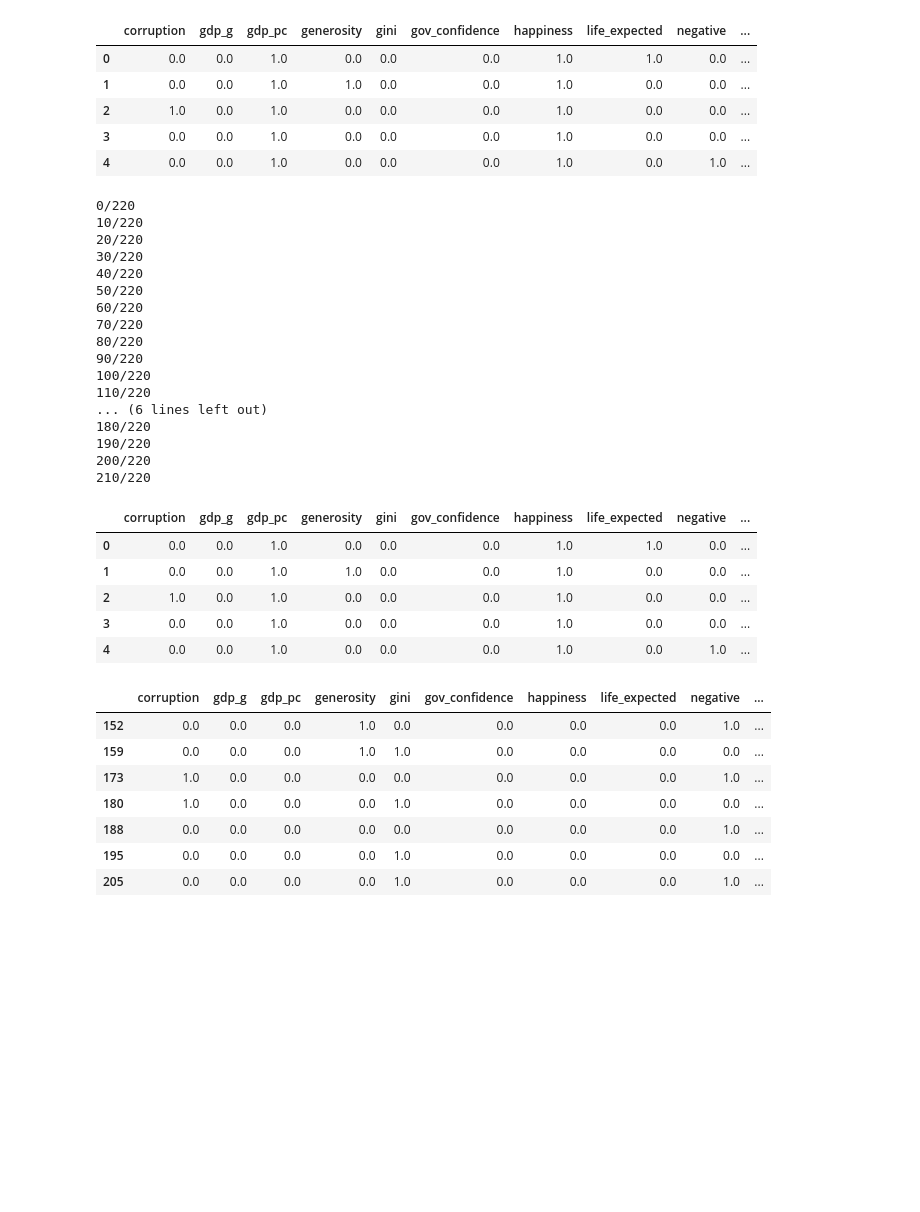
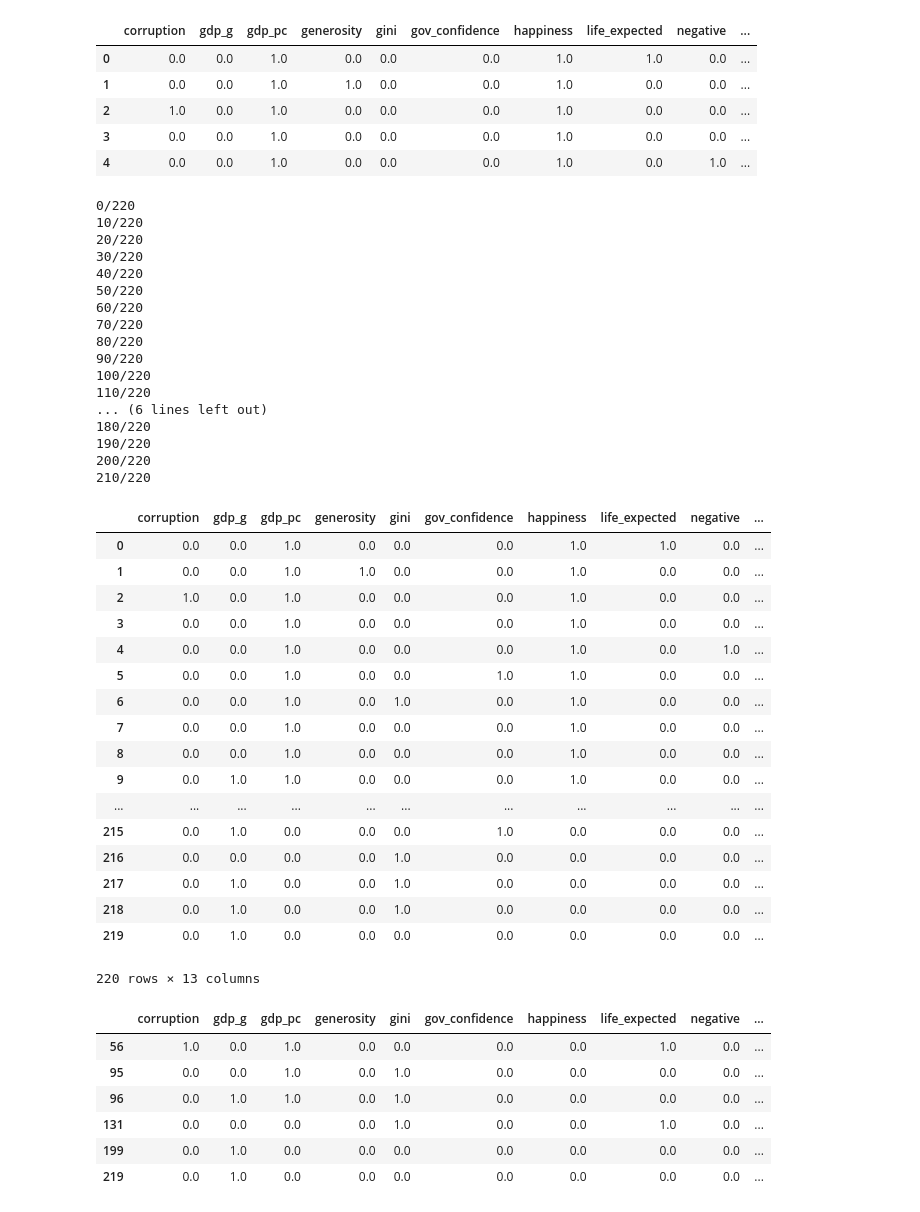
Before and after one commit to Mooophy/158222, a Jupyter notebook: as3/As3.ipynb, the cells around one changed output. Saved outputs shown, nothing was run; the diff lists cells and outputs as text; code cells hidden in the pictures; blank space fills up the shorter version.

```diff
--- a/as3/As3.ipynb
+++ b/as3/As3.ipynb
@@ -273,43 +273,54 @@ for i, row in all_combinations_df.iterrows():
     km = KMeans(n_clusters=3, init='random')
     km.fit(happiness[features].values)
     prediction = km.predict(happiness[features].values)
     score = metrics.silhouette_score(happiness[features], prediction)
     all_combinations_df.iloc[i, all_combinations_df.columns.get_loc("score")] = score
 
-all_combinations_df.head()
+all_combinations_df#.head()
 # %% [output]
 0/220
 10/220
 20/220
 30/220
 40/220
 50/220
 60/220
 70/220
 80/220
 90/220
 100/220
 110/220
 ... (6 lines left out)
 180/220
 190/220
 200/220
 210/220
 |  | corruption | gdp_g | gdp_pc | generosity | gini | gov_confidence | happiness | life_expected | negative | ... |
 | 0 | 0.0 | 0.0 | 1.0 | 0.0 | 0.0 | 0.0 | 1.0 | 1.0 | 0.0 | ... |
 | 1 | 0.0 | 0.0 | 1.0 | 1.0 | 0.0 | 0.0 | 1.0 | 0.0 | 0.0 | ... |
 | 2 | 1.0 | 0.0 | 1.0 | 0.0 | 0.0 | 0.0 | 1.0 | 0.0 | 0.0 | ... |
 | 3 | 0.0 | 0.0 | 1.0 | 0.0 | 0.0 | 0.0 | 1.0 | 0.0 | 0.0 | ... |
 | 4 | 0.0 | 0.0 | 1.0 | 0.0 | 0.0 | 0.0 | 1.0 | 0.0 | 1.0 | ... |
+| 5 | 0.0 | 0.0 | 1.0 | 0.0 | 0.0 | 1.0 | 1.0 | 0.0 | 0.0 | ... |
+| 6 | 0.0 | 0.0 | 1.0 | 0.0 | 1.0 | 0.0 | 1.0 | 0.0 | 0.0 | ... |
+| 7 | 0.0 | 0.0 | 1.0 | 0.0 | 0.0 | 0.0 | 1.0 | 0.0 | 0.0 | ... |
+| 8 | 0.0 | 0.0 | 1.0 | 0.0 | 0.0 | 0.0 | 1.0 | 0.0 | 0.0 | ... |
+| 9 | 0.0 | 1.0 | 1.0 | 0.0 | 0.0 | 0.0 | 1.0 | 0.0 | 0.0 | ... |
+| ... | ... | ... | ... | ... | ... | ... | ... | ... | ... | ... |
+| 215 | 0.0 | 1.0 | 0.0 | 0.0 | 0.0 | 1.0 | 0.0 | 0.0 | 0.0 | ... |
+| 216 | 0.0 | 0.0 | 0.0 | 0.0 | 1.0 | 0.0 | 0.0 | 0.0 | 0.0 | ... |
+| 217 | 0.0 | 1.0 | 0.0 | 0.0 | 1.0 | 0.0 | 0.0 | 0.0 | 0.0 | ... |
+| 218 | 0.0 | 1.0 | 0.0 | 0.0 | 1.0 | 0.0 | 0.0 | 0.0 | 0.0 | ... |
+| 219 | 0.0 | 1.0 | 0.0 | 0.0 | 0.0 | 0.0 | 0.0 | 0.0 | 0.0 | ... |
+220 rows × 13 columns
 # %%
-all_combinations_df_high_score = all_combinations_df[all_combinations_df.score > 0.6107]
+all_combinations_df_high_score = all_combinations_df[all_combinations_df.score > 0.48]
 all_combinations_df_high_score
 # %% [output]
 |  | corruption | gdp_g | gdp_pc | generosity | gini | gov_confidence | happiness | life_expected | negative | ... |
-| 152 | 0.0 | 0.0 | 0.0 | 1.0 | 0.0 | 0.0 | 0.0 | 0.0 | 1.0 | ... |
-| 159 | 0.0 | 0.0 | 0.0 | 1.0 | 1.0 | 0.0 | 0.0 | 0.0 | 0.0 | ... |
-| 173 | 1.0 | 0.0 | 0.0 | 0.0 | 0.0 | 0.0 | 0.0 | 0.0 | 1.0 | ... |
-| 180 | 1.0 | 0.0 | 0.0 | 0.0 | 1.0 | 0.0 | 0.0 | 0.0 | 0.0 | ... |
-| 188 | 0.0 | 0.0 | 0.0 | 0.0 | 0.0 | 0.0 | 0.0 | 0.0 | 1.0 | ... |
-| 195 | 0.0 | 0.0 | 0.0 | 0.0 | 1.0 | 0.0 | 0.0 | 0.0 | 0.0 | ... |
-| 205 | 0.0 | 0.0 | 0.0 | 0.0 | 1.0 | 0.0 | 0.0 | 0.0 | 1.0 | ... |
+| 56 | 1.0 | 0.0 | 1.0 | 0.0 | 0.0 | 0.0 | 0.0 | 1.0 | 0.0 | ... |
+| 95 | 0.0 | 0.0 | 1.0 | 0.0 | 1.0 | 0.0 | 0.0 | 0.0 | 0.0 | ... |
+| 96 | 0.0 | 1.0 | 1.0 | 0.0 | 1.0 | 0.0 | 0.0 | 0.0 | 0.0 | ... |
+| 131 | 0.0 | 0.0 | 0.0 | 0.0 | 1.0 | 0.0 | 0.0 | 1.0 | 0.0 | ... |
+| 199 | 0.0 | 1.0 | 0.0 | 0.0 | 0.0 | 0.0 | 0.0 | 0.0 | 0.0 | ... |
+| 219 | 0.0 | 1.0 | 0.0 | 0.0 | 0.0 | 0.0 | 0.0 | 0.0 | 0.0 | ... |
```
Also changed, not shown: parts of 2 cells of this notebook, 1 other file.
